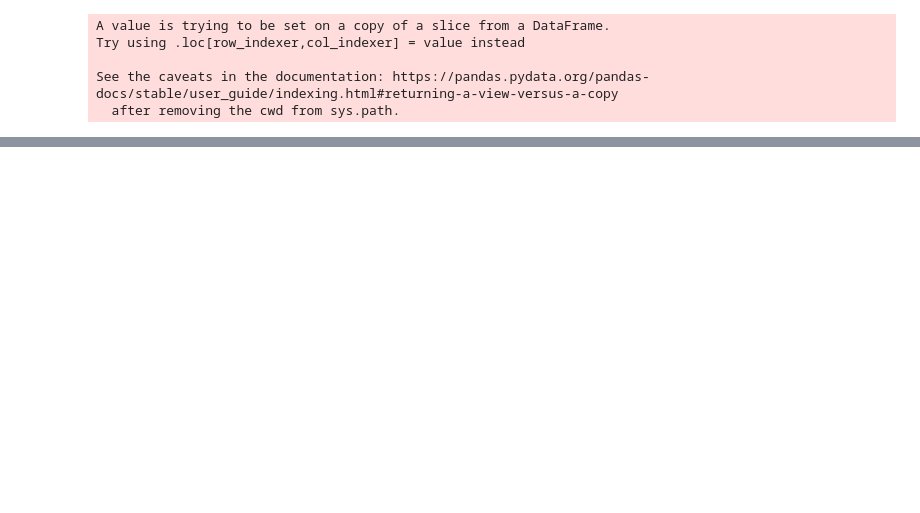
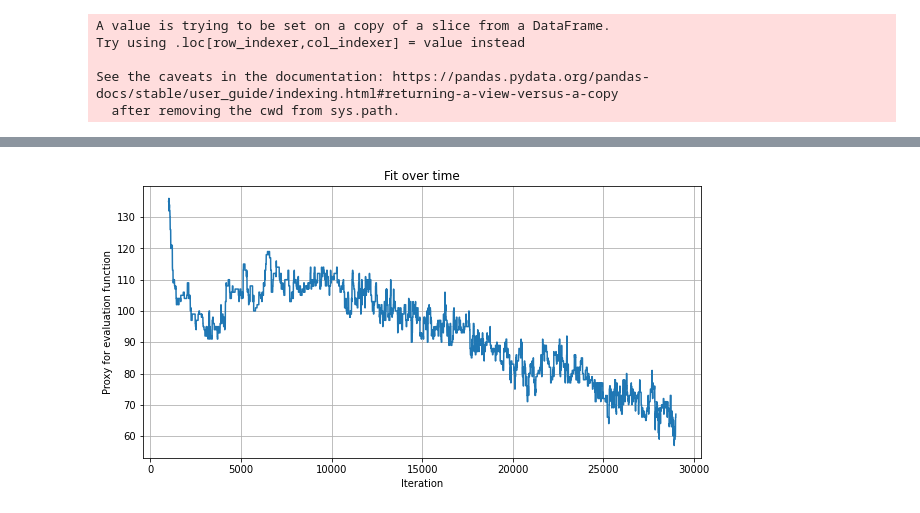
Before and after one commit to beatrixkh/synthetic_pop, a Jupyter notebook: assign_hh_structure/assign_hh_structure_example_ravenna/2020_07_22_mcmc_household_strucure_assignments.ipynb, the cells around one changed output, grey strips where cells are left out. Cells and saved outputs as stored; diff of their text form; code cells hidden in the pictures; blank space fills up the shorter version.

```diff
--- a/assign_hh_structure/assign_hh_structure_example_ravenna/2020_07_22_mcmc_household_strucure_assignments.ipynb
+++ b/assign_hh_structure/assign_hh_structure_example_ravenna/2020_07_22_mcmc_household_strucure_assignments.ipynb
@@ -25,0 +25,3 @@ df.head()
+# %%
+df = df.drop(columns='relationship')
+df.head()
@@ -470,0 +583,41 @@ plt.show()
+# %%
+error = pd.DataFrame({'hh_distribution':hh_dist_trace_full})
+
+target_spouses = ravenna_relps[ravenna_relps.relp_id==1].counts.values[0]
+error['spouses_count'] = [np.abs(target_spouses - i) for i in spouse_count_trace]
+
+target_heads = ravenna_relps[ravenna_relps.relp_id==0].counts.values[0]
+error['hh_head_count'] = [np.abs(target_heads - i) for i in hh_head_count_trace]
+
+error['relp_distribution'] = np.abs(relp_dist_error_trace)
+
+error['heads_per_hh'] = heads_per_hh_error
+
+error['family_hh_assign'] = np.abs(family_hh_error)
+
+error['spouse_assign'] = np.abs(spouse_assign_error)
+
+error['nonrel_assign'] = np.abs(nonrel_assign_error)
+
+error['single_hh_assign'] = np.abs(single_hh_assign_error)
+# %%
+error['total'] = error.sum(axis=1)
+# %%
+fig = plt.figure(figsize=(10,5))
+
+start = 1000
+
+y = error.total[start:]
+x = start + np.arange(error.shape[0]-start)
+
+
+plt.plot(x,y)
+plt.grid()
+
+plt.xlabel('Iteration')
+plt.ylabel('Proxy for evaluation function')
+
+plt.title('Fit over time')
+plt.show()
+# %% [output]
+[figure, added]
```
Also changed, not shown: parts of 40 cells of this notebook.
